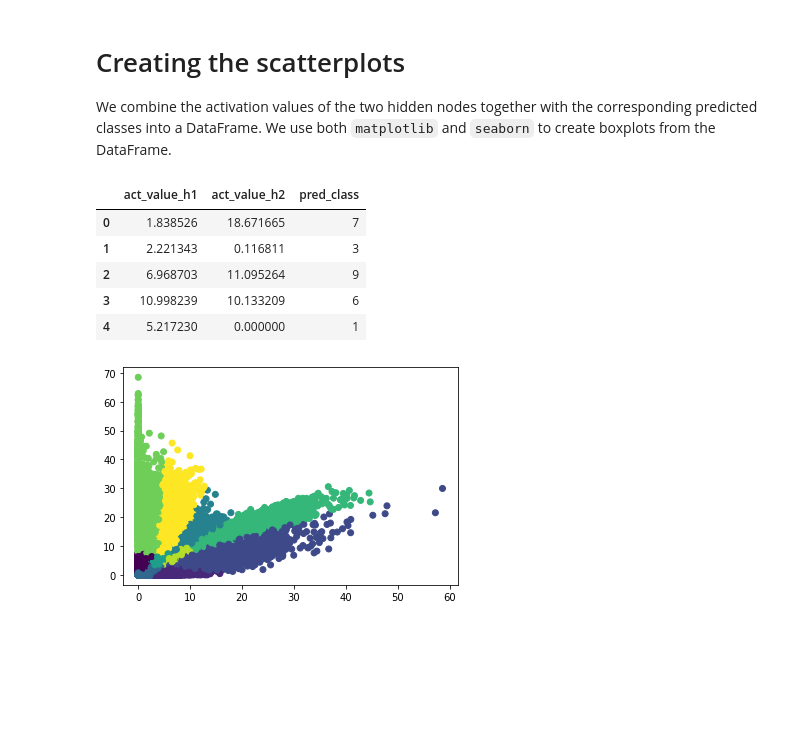
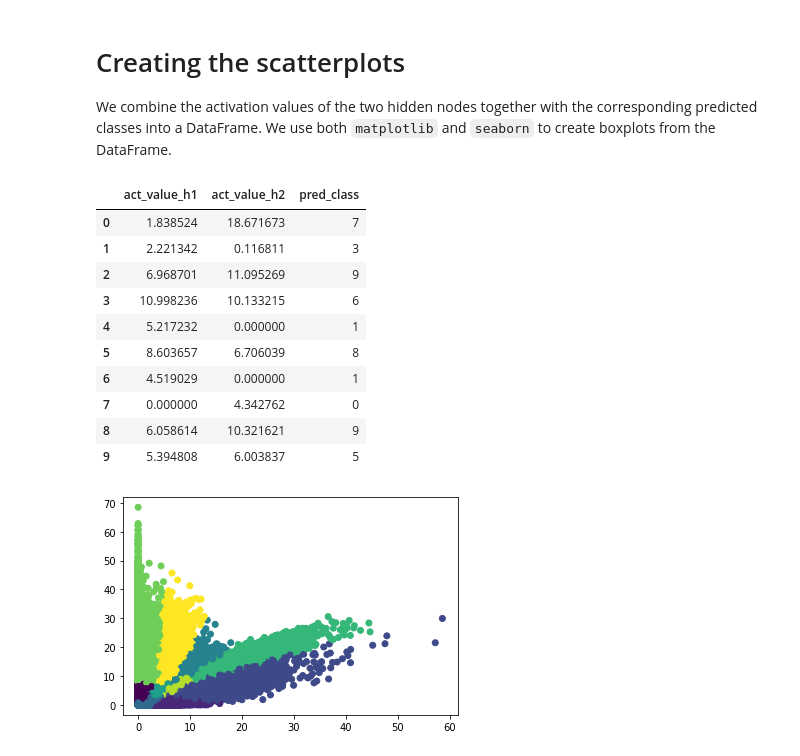
Before and after one commit to xixilili/MSDS_458_Public, a Jupyter notebook: MSDS458_Assignment_01/MSDS458_Assignment_01_Experiment2_20200324.ipynb, the cells around one changed output. Saved outputs shown, nothing was run; the diff lists cells and outputs as text; code cells hidden in the pictures; blank space fills up the shorter version.

```diff
--- a/MSDS458_Assignment_01/MSDS458_Assignment_01_Experiment2_20200324.ipynb
+++ b/MSDS458_Assignment_01/MSDS458_Assignment_01_Experiment2_20200324.ipynb
@@ -363,15 +363,20 @@ The sum of the probabilities is (approximately) 1.0
 # %%
 scatterPlot_df =  pd.DataFrame({'act_value_h1':hidden_node1_activation,
                                 'act_value_h2':hidden_node2_activation,
                                 'pred_class':pred_classes})
-scatterPlot_df.head()
+scatterPlot_df.head(10)
 # %% [output]
 |  | act_value_h1 | act_value_h2 | pred_class |
-| 0 | 1.838526 | 18.671665 | 7 |
-| 1 | 2.221343 | 0.116811 | 3 |
-| 2 | 6.968703 | 11.095264 | 9 |
-| 3 | 10.998239 | 10.133209 | 6 |
-| 4 | 5.217230 | 0.000000 | 1 |
+| 0 | 1.838524 | 18.671673 | 7 |
+| 1 | 2.221342 | 0.116811 | 3 |
+| 2 | 6.968701 | 11.095269 | 9 |
+| 3 | 10.998236 | 10.133215 | 6 |
+| 4 | 5.217232 | 0.000000 | 1 |
+| 5 | 8.603657 | 6.706039 | 8 |
+| 6 | 4.519029 | 0.000000 | 1 |
+| 7 | 0.000000 | 4.342762 | 0 |
+| 8 | 6.058614 | 10.321621 | 9 |
+| 9 | 5.394808 | 6.003837 | 5 |
 # %%
 #plt.legend(loc='upper left', prop={'size':6}, bbox_to_anchor=(1,1),ncol=1)
 plt.scatter(scatterPlot_df.act_value_h1,
```
Also changed, not shown: parts of 7 cells of this notebook, 9 other files.
